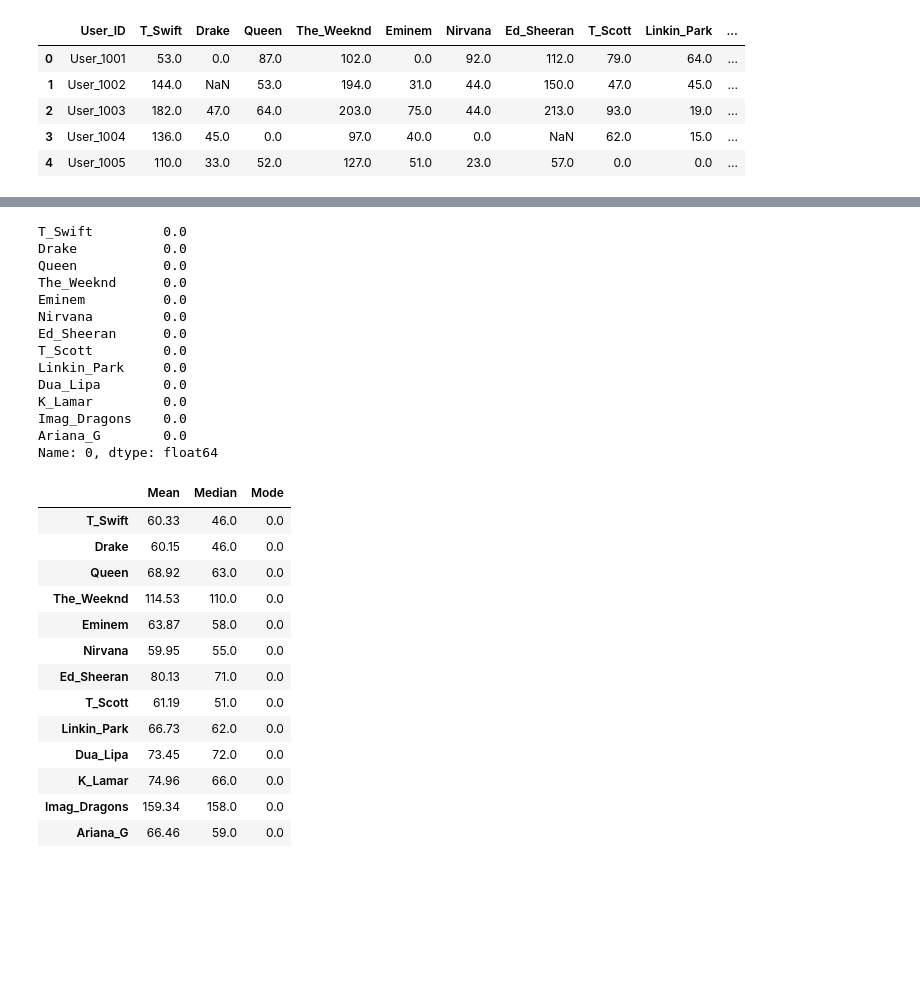
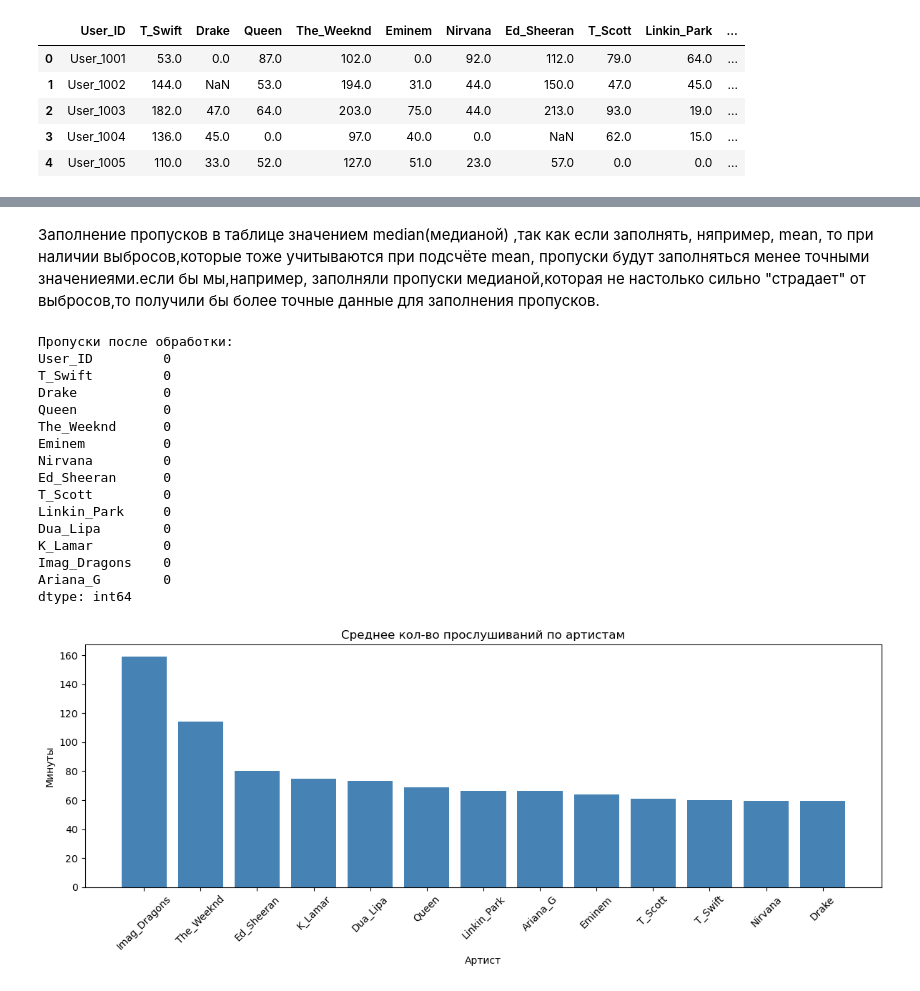
Before and after one commit to rbogush/ML-BSU, a Jupyter notebook: hw02_setup_tools/hw02_setup_tools.ipynb, the cells around one changed output, grey strips where cells are left out. Drawn from its saved outputs; the diff is of its cells as text; code cells hidden in the pictures; blank space fills up the shorter version.

```diff
--- a/hw02_setup_tools/hw02_setup_tools.ipynb
+++ b/hw02_setup_tools/hw02_setup_tools.ipynb
@@ -50,42 +111,38 @@ dtype: float64
+# %% [markdown]
+Заполнение пропусков в таблице значением median(медианой) ,так как если заполнять, няпример, mean, то при наличии выбросов,которые тоже учитываются при подсчёте mean, пропуски будут заполняться менее точными значениеями.если бы мы,например, заполняли пропуски медианой,которая не настолько сильно "страдает" от выбросов,то получили бы более точные данные для заполнения пропусков.
 # %%
-# Ячейка 4 — Mode (самое частое кол-во прослушиваний)
-df.drop(columns='User_ID').mode().iloc[0].round(2)
+df_clean = df.copy()
+df_clean.fillna(df_clean.median(numeric_only=True), inplace=True)
+
+print("Пропуски после обработки:")
+print(df_clean.isnull().sum())
 # %% [output]
-T_Swift         0.0
-Drake           0.0
-Queen           0.0
-The_Weeknd      0.0
-Eminem          0.0
-Nirvana         0.0
-Ed_Sheeran      0.0
-T_Scott         0.0
-Linkin_Park     0.0
-Dua_Lipa        0.0
-K_Lamar         0.0
-Imag_Dragons    0.0
-Ariana_G        0.0
-Name: 0, dtype: float64
+Пропуски после обработки:
+User_ID         0
+T_Swift         0
+Drake           0
+Queen           0
+The_Weeknd      0
+Eminem          0
+Nirvana         0
+Ed_Sheeran      0
+T_Scott         0
+Linkin_Park     0
+Dua_Lipa        0
+K_Lamar         0
+Imag_Dragons    0
+Ariana_G        0
+dtype: int64
 # %%
-# Ячейка 5 — Всё сразу в одной таблице
-stats = pd.DataFrame({
-    'Mean':   df.drop(columns='User_ID').mean().round(2),
-    'Median': df.drop(columns='User_ID').median().round(2),
-    'Mode':   df.drop(columns='User_ID').mode().iloc[0].round(2)
-})
+means = df_clean.drop(columns='User_ID').mean().sort_values(ascending=False)
 
-stats
+plt.figure(figsize=(12, 5))
+plt.bar(means.index, means.values, color='steelblue')
+plt.title('Среднее кол-во прослушиваний по артистам')
+plt.xlabel('Артист')
+plt.ylabel('Минуты')
+plt.xticks(rotation=45)
+plt.tight_layout()
+plt.show()
 # %% [output]
-|  | Mean | Median | Mode |
-| T_Swift | 60.33 | 46.0 | 0.0 |
-| Drake | 60.15 | 46.0 | 0.0 |
-| Queen | 68.92 | 63.0 | 0.0 |
-| The_Weeknd | 114.53 | 110.0 | 0.0 |
-| Eminem | 63.87 | 58.0 | 0.0 |
-| Nirvana | 59.95 | 55.0 | 0.0 |
-| Ed_Sheeran | 80.13 | 71.0 | 0.0 |
-| T_Scott | 61.19 | 51.0 | 0.0 |
-| Linkin_Park | 66.73 | 62.0 | 0.0 |
-| Dua_Lipa | 73.45 | 72.0 | 0.0 |
-| K_Lamar | 74.96 | 66.0 | 0.0 |
-| Imag_Dragons | 159.34 | 158.0 | 0.0 |
-| Ariana_G | 66.46 | 59.0 | 0.0 |
+[figure, added]
```
Also changed, not shown: parts of 29 cells of this notebook.
